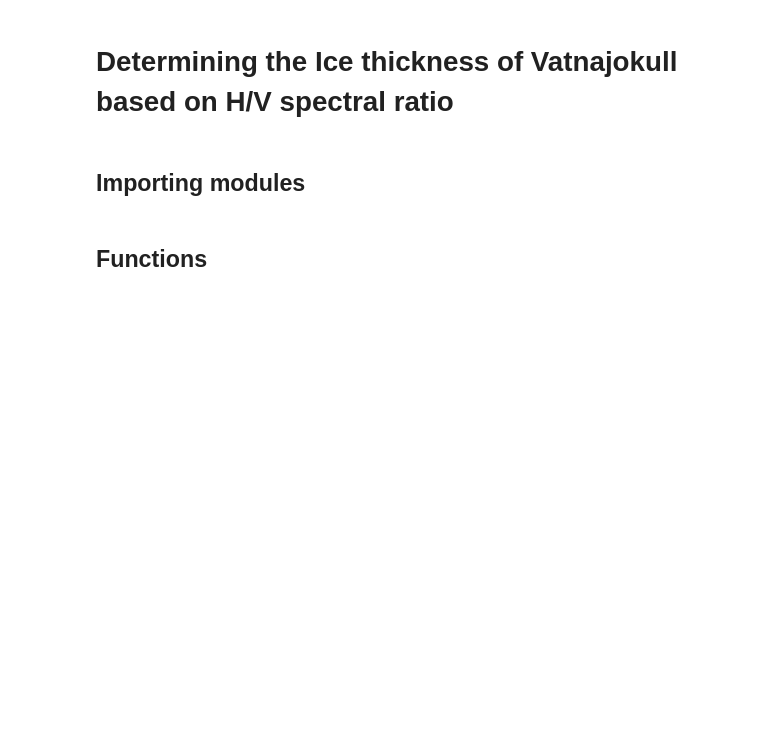
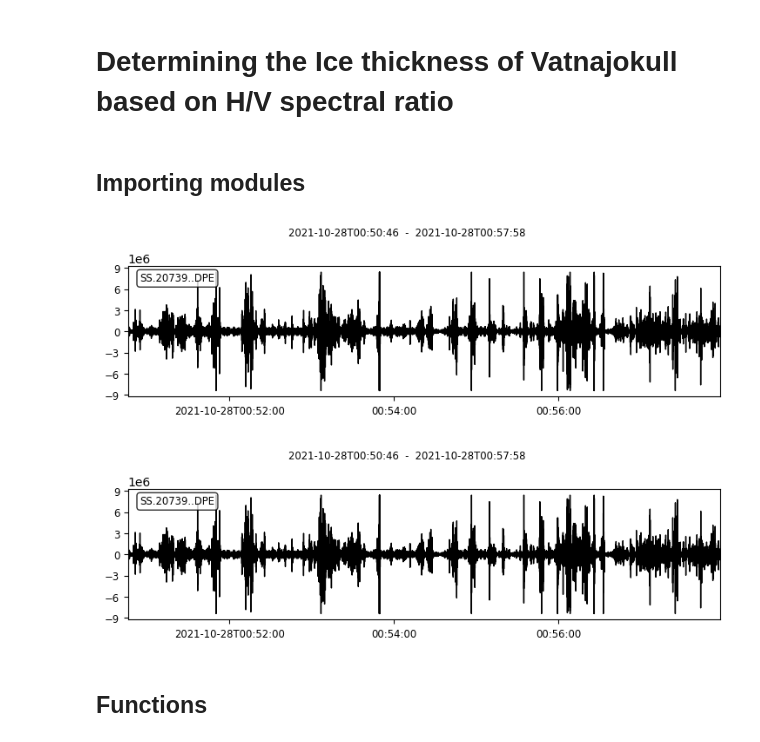
Before and after one commit to jgovoort/sismo-memo, a Jupyter notebook: Ice-thickness.ipynb, the cells around one changed output. Saved outputs shown, nothing was run; the diff lists cells and outputs as text; code cells hidden in the pictures; blank space fills up the shorter version.

```diff
--- a/Ice-thickness.ipynb
+++ b/Ice-thickness.ipynb
@@ -15,5 +17,13 @@ if modules not in sys.path:
     sys.path.append(modules)
 # %%
 from normalize import normalize
+# %%
+r = 'D:\\Nodes_ablation_zone\\All_comp_DP_\\453020739.1.2021.10.28.00.50.46.000.E.miniseed'
+t = obspy.read(r)
+# %%
+t.plot()
+# %% [output]
+[figure, added]
+[figure, added]
 # %% [markdown]
 ## Functions
```
Also changed, not shown: parts of 12 cells of this notebook, 7 other files.
